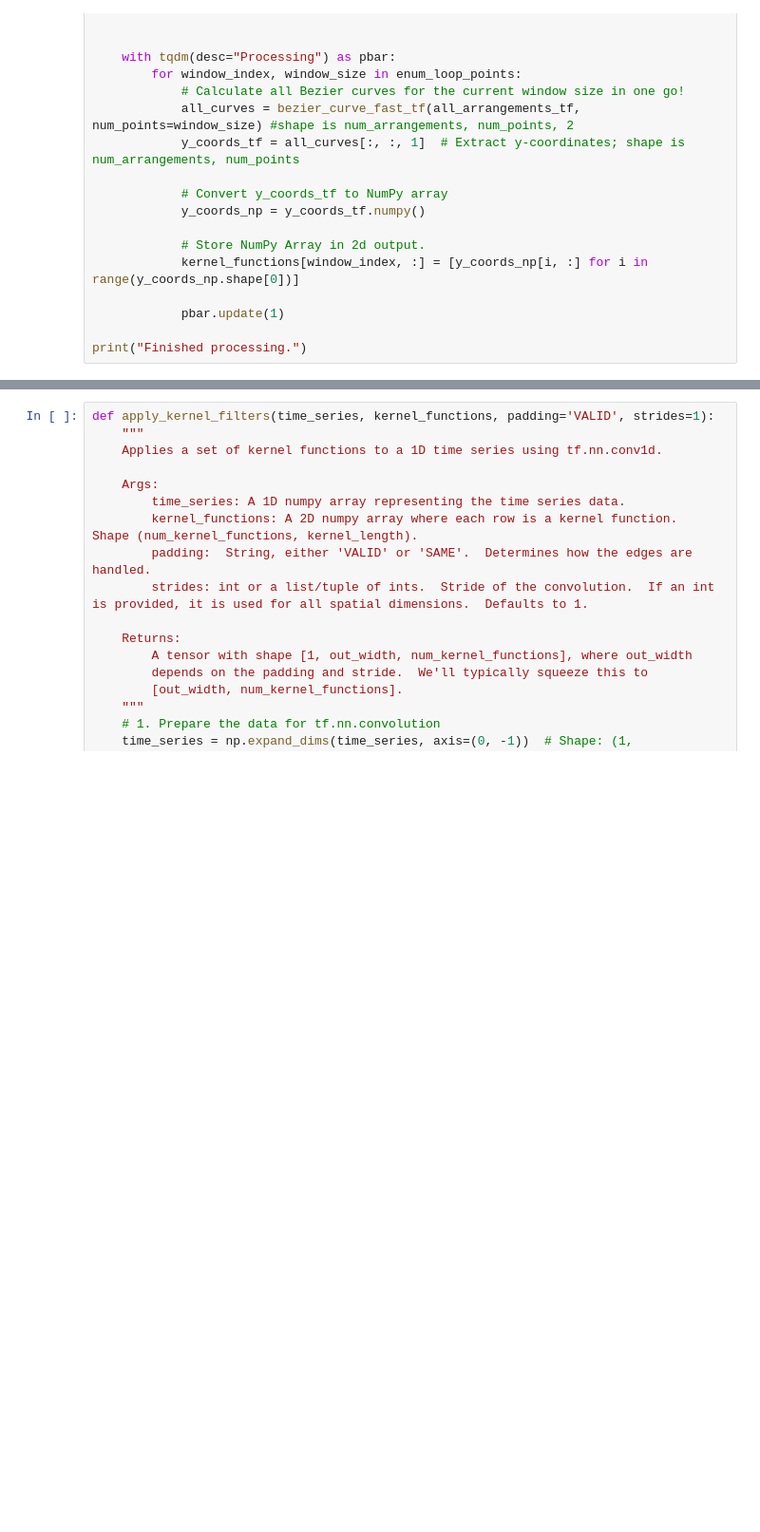
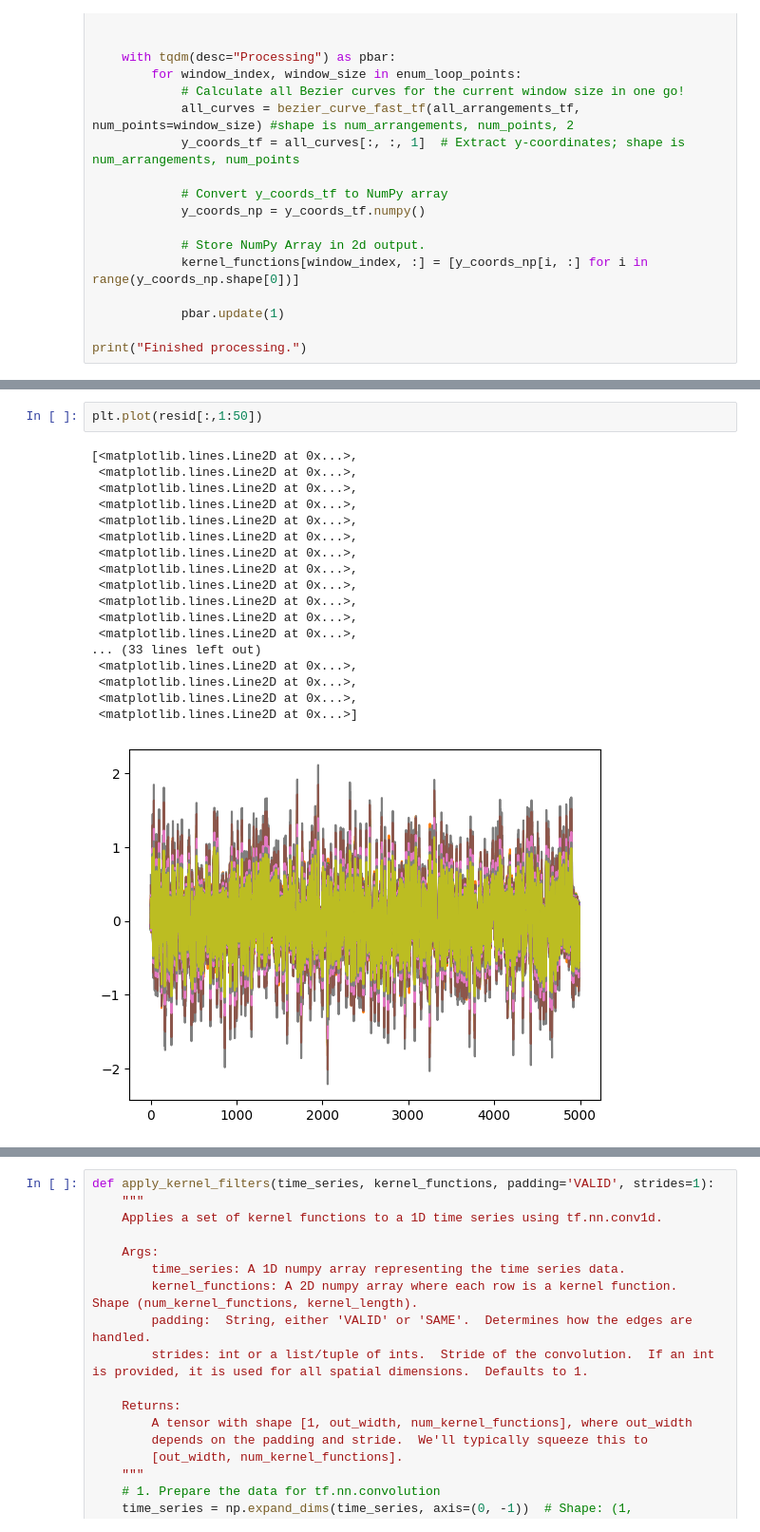
Before and after one commit to okuhlemadondo/Formulaic-Alpha-Search, a Jupyter notebook: transform-implementations.ipynb, the cells around one changed output, grey strips where cells are left out. Shown: that part at 95% size. Saved outputs shown, nothing was run; the diff lists cells and outputs as text; blank space fills up the shorter version.

```diff
--- a/transform-implementations.ipynb
+++ b/transform-implementations.ipynb
@@ -326,0 +384,21 @@ print("Finished processing.")
+# %%
+plt.plot(resid[:,1:50])
+# %% [output]
+[<matplotlib.lines.Line2D at 0x...>,
+ <matplotlib.lines.Line2D at 0x...>,
+ <matplotlib.lines.Line2D at 0x...>,
+ <matplotlib.lines.Line2D at 0x...>,
+ <matplotlib.lines.Line2D at 0x...>,
+ <matplotlib.lines.Line2D at 0x...>,
+ <matplotlib.lines.Line2D at 0x...>,
+ <matplotlib.lines.Line2D at 0x...>,
+ <matplotlib.lines.Line2D at 0x...>,
+ <matplotlib.lines.Line2D at 0x...>,
+ <matplotlib.lines.Line2D at 0x...>,
+ <matplotlib.lines.Line2D at 0x...>,
+... (33 lines left out)
+ <matplotlib.lines.Line2D at 0x...>,
+ <matplotlib.lines.Line2D at 0x...>,
+ <matplotlib.lines.Line2D at 0x...>,
+ <matplotlib.lines.Line2D at 0x...>]
+[figure, added]
```
Also changed, not shown: parts of 23 cells of this notebook.
